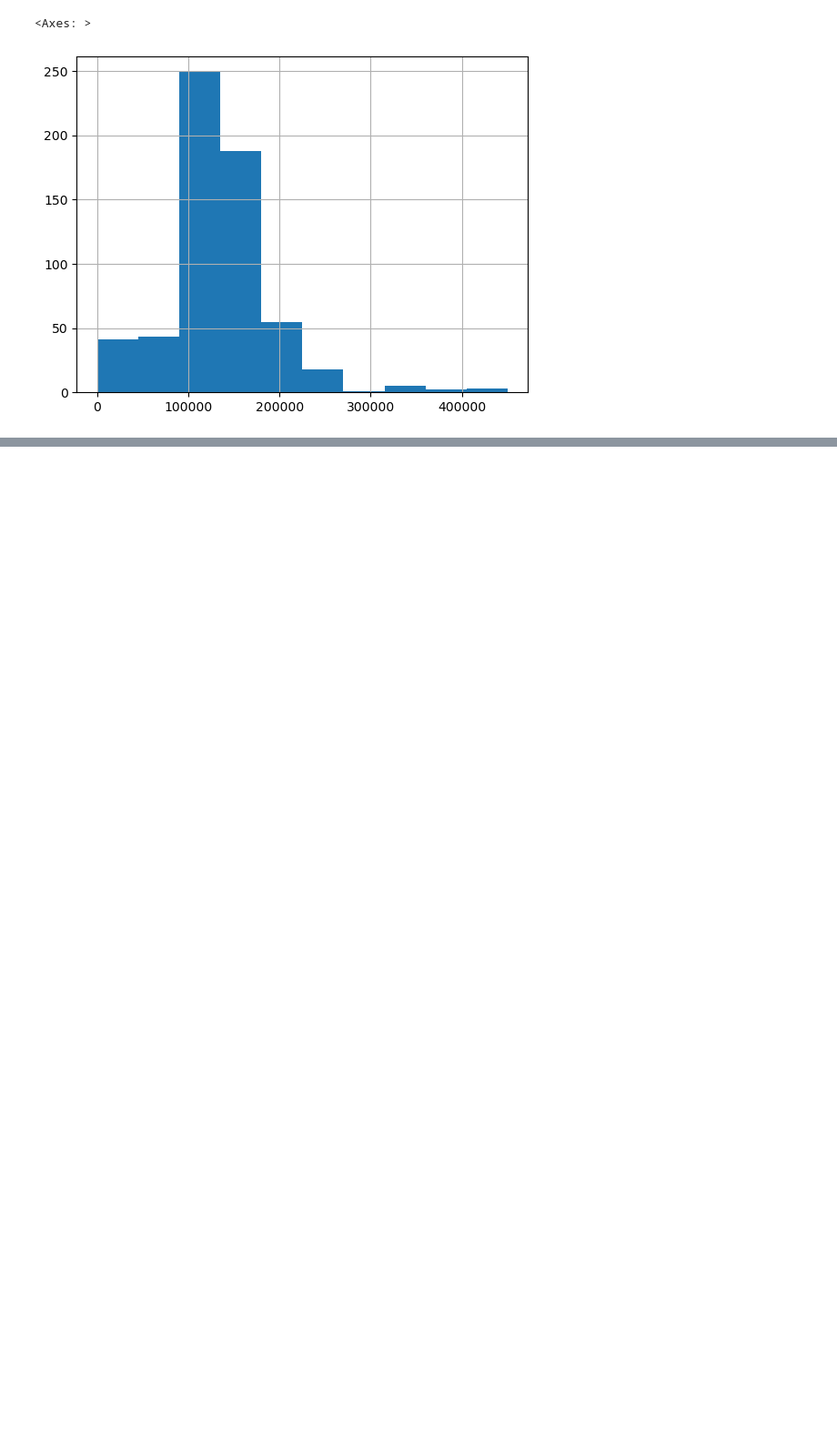
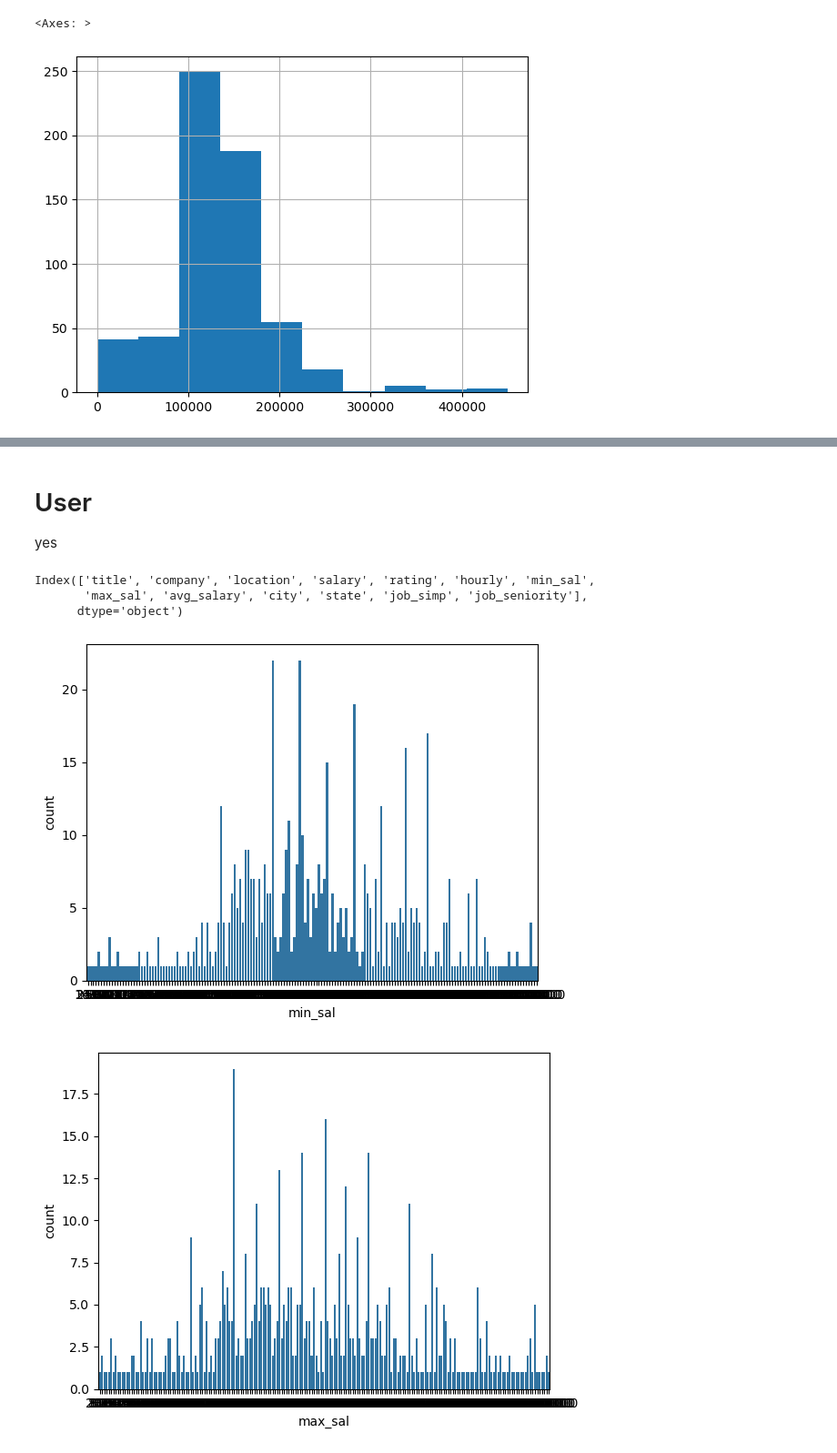
Before and after one commit to PrakharMax/ds_salary_proj, a Jupyter notebook: EDA.ipynb, the cells around one changed output, grey strips where cells are left out. Shown: that part at 91% size. Saved outputs shown, nothing was run; the diff lists cells and outputs as text; code cells hidden in the pictures; blank space fills up the shorter version.

```diff
--- a/EDA.ipynb
+++ b/EDA.ipynb
@@ -236,0 +259,19 @@ df.avg_salary.hist()
+# %% [markdown]
+# User
+yes
+# %%
+df.columns
+# %% [output]
+Index(['title', 'company', 'location', 'salary', 'rating', 'hourly', 'min_sal',
+       'max_sal', 'avg_salary', 'city', 'state', 'job_simp', 'job_seniority'],
+      dtype='object')
+# %%
+df_cat=df[['min_sal','max_sal','avg_salary','rating']]
+# %%
+for i in df_cat:
+    cat_nums=df_cat[i].value_counts()
+    sns.barplot(x=cat_nums.index,y=cat_nums)
+    plt.show()
+# %% [output]
+[figure, added]
+[figure, added]
```
Also changed, not shown: parts of 20 cells of this notebook.
